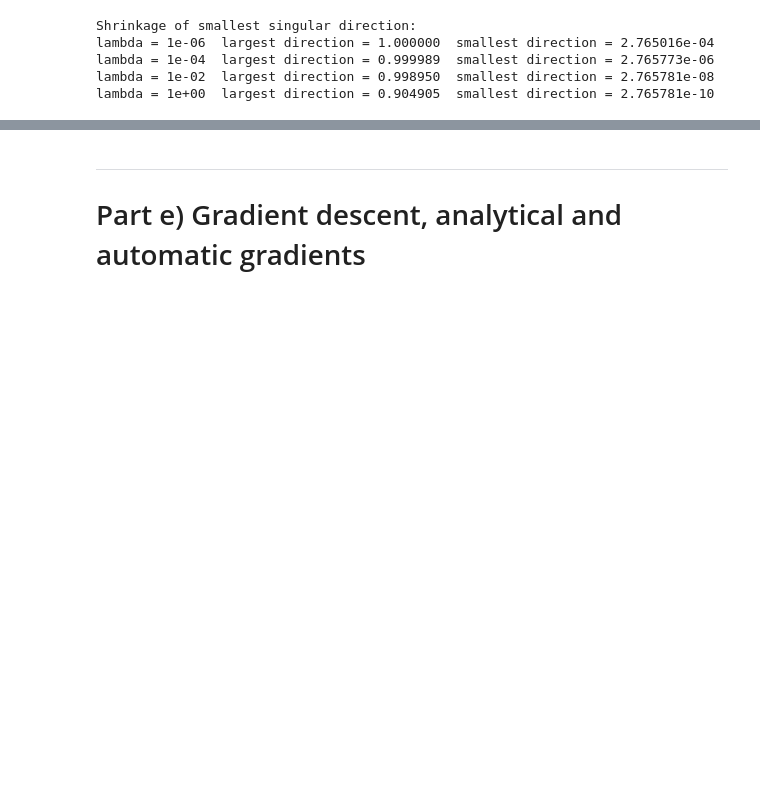
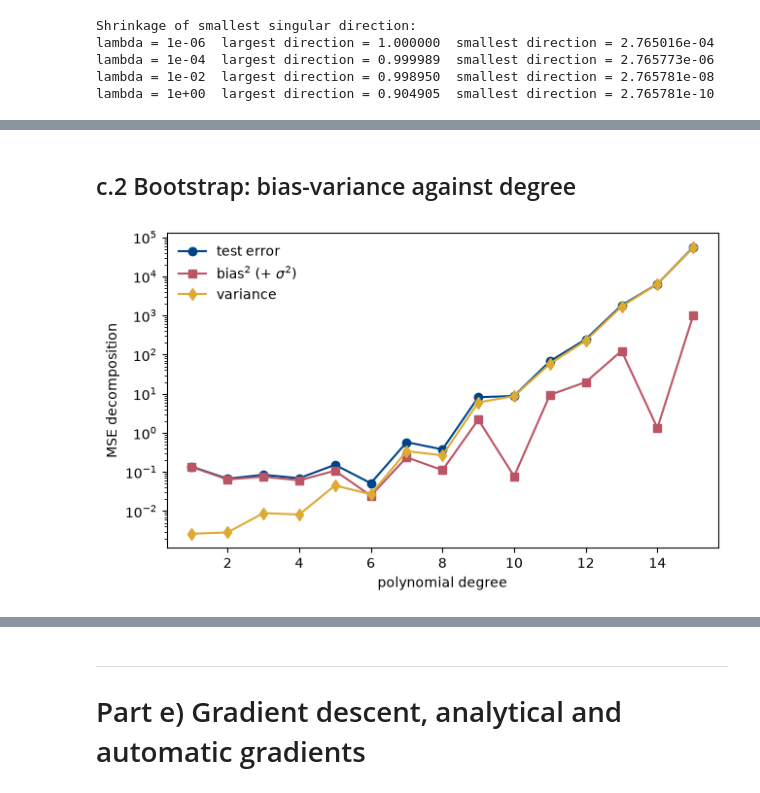
Before and after one commit to GardKL/Project1, a Jupyter notebook: Project1/code/Project1.ipynb, the cells around one changed output, grey strips where cells are left out. Drawn from its saved outputs; the diff is of its cells as text; code cells hidden in the pictures; blank space fills up the shorter version.

```diff
--- a/Project1/code/Project1.ipynb
+++ b/Project1/code/Project1.ipynb
@@ -1061,0 +707,43 @@ Bootstrap: selectes degree 6, MSE: 0.0517
+# %% [markdown]
+## c.2 Bootstrap: bias-variance against degree
+# %%
+from sklearn.utils import resample
+
+
+def bias_variance_sweep(n=100, sigma=0.1, degrees=degrees_c, n_bootstraps=100, seed=2026):
+    x, y = make_data(n=n, sigma=sigma, seed=seed)
+    x_train, x_test, y_train, y_test = train_test_split(x, y, test_size=0.2, random_state=seed)
+    y_test_col = y_test.reshape(-1, 1)
+
+    error, bias, variance = (np.zeros(len(degrees)) for _ in range(3))
+
+    for i, degree in enumerate(degrees):
+        y_pred = np.empty((y_test.shape[0], n_bootstraps))
+
+        for b in range(n_bootstraps):
+            x_, y_ = resample(x_train, y_train, random_state=seed + b)
+            y_pred[:, b] = fit_predict(x_, x_test, y_, degree)[1]
+
+        error[i] = np.mean(np.mean((y_test_col - y_pred)**2, axis=1, keepdims=True))
+        bias[i] = np.mean((y_test_col - np.mean(y_pred, axis=1, keepdims=True))**2)
+        variance[i] = np.mean(np.var(y_pred, axis=1, keepdims=True))
+
+    return error, bias, variance
+
+
+error, bias, variance = bias_variance_sweep(n=100)
+
+fig, ax = plt.subplots(figsize=(6.6, 4.0))
+ax.plot(degrees_c, error, "o-", color=BLUE, label="test error")
+ax.plot(degrees_c, bias, "s-", color=RED, label=r"bias$^2$ (+ $\sigma^2$)")
+ax.plot(degrees_c, variance, "d-", color=YELLOW, label="variance")
+ax.set_yscale("log")
+ax.set_xlabel("polynomial degree")
+ax.set_ylabel("MSE decomposition")
+ax.legend(frameon=False)
+
+plt.tight_layout()
+plt.savefig("../results/c2_bias_variance.pdf", bbox_inches="tight")
+plt.show()
+# %% [output]
+[figure, added]
```
Also changed, not shown: parts of 44 cells of this notebook, 3 other files.
